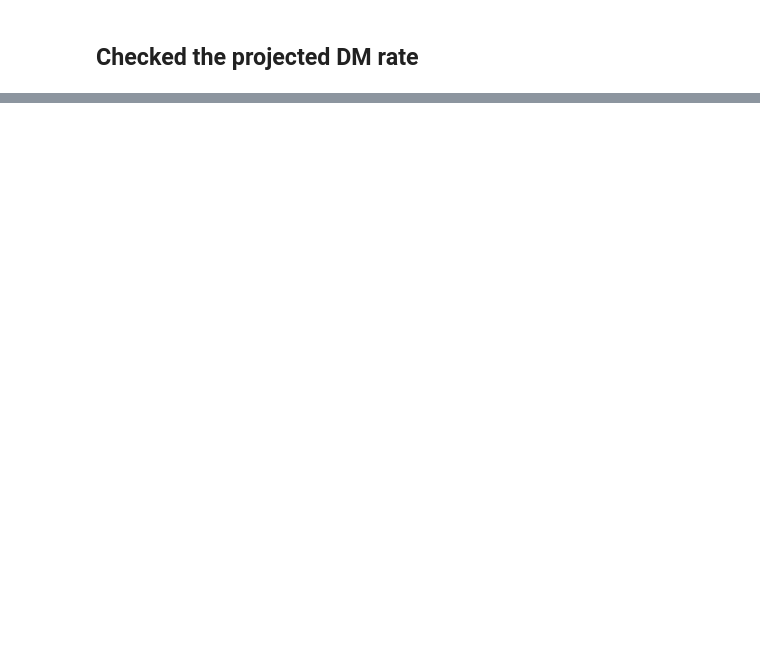
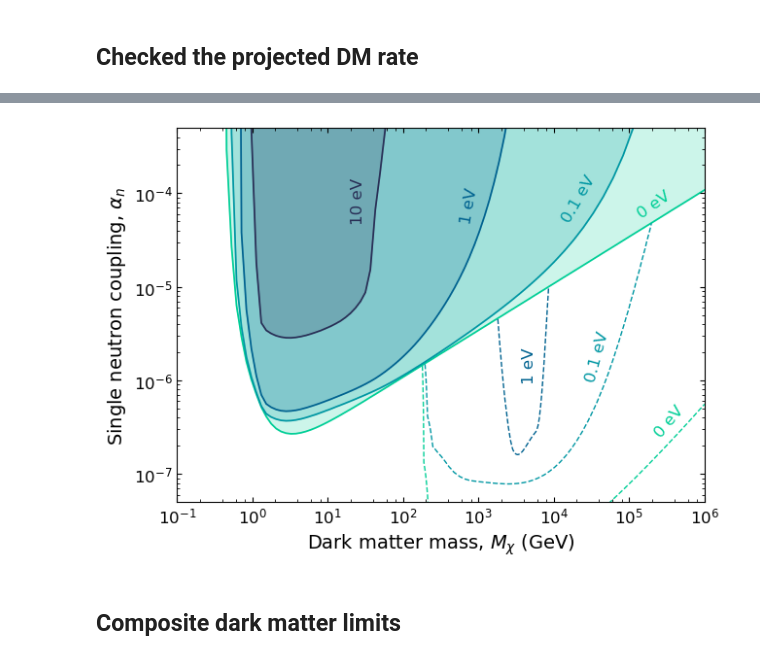
Before and after one commit to yuhants/dm_nanospheres, a Jupyter notebook: analysis_notebooks/sphere_combined_optimum_interval.ipynb, the cells around one changed output, grey strips where cells are left out. Saved outputs shown, nothing was run; the diff lists cells and outputs as text; code cells hidden in the pictures; blank space fills up the shorter version.

```diff
--- a/analysis_notebooks/sphere_combined_optimum_interval.ipynb
+++ b/analysis_notebooks/sphere_combined_optimum_interval.ipynb
@@ -66,0 +99,72 @@ plt.yscale('log')
+# %%
+def get_masked_usphere_lim(usphere_lim, nanosphere_lim):
+    mask = usphere_lim > nanosphere_lim
+    masked_usphere_lim = np.where(mask, np.nan, usphere_lim)
+
+    return masked_usphere_lim
+# %%
+# Load the microsphere limits
+usphere_lim_dir = r'/Users/yuhan/work/nanospheres/dm_nanospheres/other_limits/microsphere_limits_2020'
+mphi_usphere = [1, 0.1, 0.01, 0]
+
+mx_usphere, alpha_lim_usphere = [], []
+for mphi in mphi_usphere:
+    npz_file = np.load(f'{usphere_lim_dir}/limits_mphi_{mphi:.0e}_nugg_frac_1.00e+00.npz')
+    mx_usphere.append(npz_file['x'])
+    alpha_lim_usphere.append(npz_file['y'])
+# %%
+mxs_c, alpha_lims_c = get_all_alpha_limits('sphere_combined', ['coarse', 'coarse_extended_right'], [[10, 1, 0.1, 0], [0.1, 0]])
+
+# Resample microsphere limits for plotting
+mx_fine = np.logspace(1, 8, 5000)
+alpha_lim_usphere_1ev = np.interp(mx_fine, mx_usphere[0], alpha_lim_usphere[0], left=np.nan, right=np.nan)
+alpha_lim_usphere_0_1ev = np.interp(mx_fine, mx_usphere[1], alpha_lim_usphere[1], left=np.nan, right=np.nan)
+alpha_lim_usphere_0ev = np.interp(mx_fine, mx_usphere[3], alpha_lim_usphere[3], left=np.nan, right=np.nan)
+
+alpha_lim_combined_dm_0ev_fine = np.interp(mx_fine, mxs_c[3], alpha_lims_c[3], left=np.nan, right=np.nan)
+
+fig, ax = plt.subplots(1, 1, figsize=(7, 5))
+colors = ['#292f56', '#006290', '#0097a3', '#00cf97', '#acfa70']
+
+ax.plot(mxs_c[0], alpha_lims_c[0], '-', color=colors[0], label=r'$m_\phi$ = 10 eV', linewidth=1.25)
+ax.plot(mxs_c[1], alpha_lims_c[1], '-', color=colors[1], label=r'$m_\phi$ = 1 eV', linewidth=1.25)
+ax.plot(mxs_c[2], alpha_lims_c[2], '-', color=colors[2], label=r'$m_\phi$ = 0.1 eV', linewidth=1.25)
+ax.plot(mxs_c[3], alpha_lims_c[3], '-', color=colors[3], label=r'$m_\phi$ = 0 eV', linewidth=1.25, zorder=-5)
+
+ax.plot(mx_fine, get_masked_usphere_lim(alpha_lim_usphere_1ev, alpha_lim_combined_dm_0ev_fine), '--', color=colors[1], alpha=1, linewidth=1, zorder=-5)
+ax.plot(mx_fine, get_masked_usphere_lim(alpha_lim_usphere_0_1ev, alpha_lim_combined_dm_0ev_fine), '--', color=colors[2], alpha=1, linewidth=1, zorder=-5)
+ax.plot(mx_fine, get_masked_usphere_lim(alpha_lim_usphere_0ev, alpha_lim_combined_dm_0ev_fine), '--', color=colors[3], alpha=1, linewidth=1, zorder=-5)
+
+ax.fill_between(mxs_c[3], alpha_lims_c[3], 5e-4, color=colors[3], alpha=0.2)
+ax.fill_between(mxs_c[2], alpha_lims_c[2], 5e-4, color=colors[2], alpha=0.2)
+ax.fill_between(mxs_c[1], alpha_lims_c[1], 5e-4, color=colors[1], alpha=0.2)
+ax.fill_between(mxs_c[0], alpha_lims_c[0], 5e-4, color=colors[0], alpha=0.2)
+
+ax.text(1.2e5, 5.5e-5, '0 eV', color=colors[3], rotation=35, fontsize=12)
+ax.text(1.2e4, 5e-5, '0.1 eV', color=colors[2], rotation=60, fontsize=12)
+ax.text(5.5e2, 5e-5, '1 eV', color=colors[1], rotation=80, fontsize=12)
+ax.text(2e1, 5e-5, '10 eV', color=colors[0], rotation=90, fontsize=12)
+
+ax.text(2e5, 2.5e-7, '0 eV', color=colors[3], rotation=50, fontsize=12)
+ax.text(2.5e4, 1e-6, '0.1 eV', color=colors[2], rotation=75, fontsize=12)
+ax.text(3.75e3, 1e-6, '1 eV', color=colors[1], rotation=90, fontsize=12)
+
+plt.xlim(1e-1, 1e6)
+plt.ylim(5e-8, 5e-4)
+plt.xscale('log')
+plt.yscale('log')
+
+locmaj = LogLocator(base=10, numticks=11)
+ax.xaxis.set_major_locator(locmaj)
+locmin = LogLocator(base=10.0,subs=(0.2,0.4,0.6,0.8),numticks=11)
+ax.xaxis.set_minor_locator(locmin)
+ax.xaxis.set_minor_formatter(NullFormatter())
+
+plt.xlabel(r'Dark matter mass, $M_\chi$ (GeV)')
+plt.ylabel(r'Single neutron coupling, $\alpha_n$')
+
+plt.savefig('../paper_plots/combined_alpha_limits.pdf', dpi=600)
+# %% [output]
+[figure, added]
+# %% [markdown]
+## Composite dark matter limits
```
Also changed, not shown: parts of 11 cells of this notebook, 33 other files.
